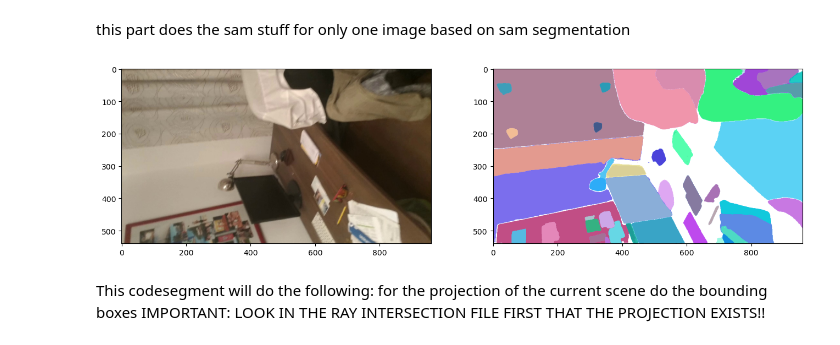
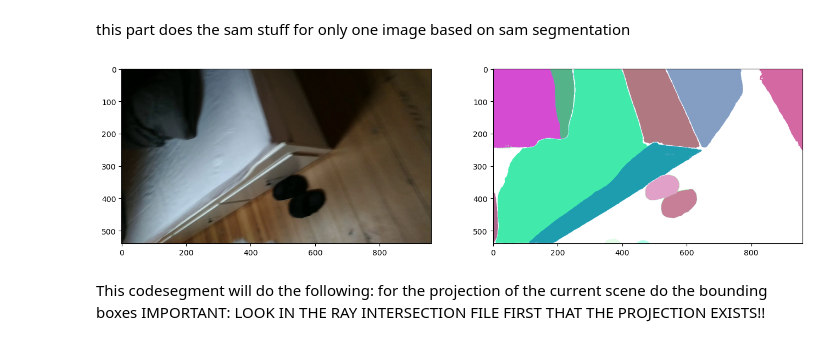
Before and after one commit to elikoller/OD3DU, a Jupyter notebook: preprocessing/sam/sam_toyexample_and_visualization.ipynb, the cells around one changed output. Saved outputs shown, nothing was run; the diff lists cells and outputs as text; code cells hidden in the pictures.

```diff
--- a/preprocessing/sam/sam_toyexample_and_visualization.ipynb
+++ b/preprocessing/sam/sam_toyexample_and_visualization.ipynb
@@ -25,9 +25,9 @@ print(f"Using device: {DEVICE}")
 data_dir ='/local/home/ekoller/R3Scan'
 scenes_dir = '/local/home/ekoller/R3Scan/scenes'
 scan_id= "38770c95-86d7-27b8-8717-3485b411ddc7" #is reference scan  since it is a reference scan everything shouls be correctly hit
-curr_scan_id = "38770c9d-86d7-27b8-869e-4f713b04f290"
+curr_scan_id = "02b33e01-be2b-2d54-93fb-4145a709cec5"
 new_scan_id =  "38770c95-86d7-27b8-8717-3485b411ddc7"
-frame_number = "000015"
+frame_number = "000043"
 patch_height = 30 #540/9
 patch_width = 30 #960/16
 # %% [output]
@@ -64,26 +64,28 @@ def create_dense_uniform_grid(points_per_side):
 # %%
 sam = sam_model_registry[MODEL_TYPE](checkpoint=CHECKPOINT_PATH).to(device=DEVICE)
 
 
-IMAGE_PATH= osp.join(data_dir,"scenes",scan_id,"sequence","frame-"+str(frame_number)+".color.jpg")
+IMAGE_PATH= osp.join(data_dir,"scenes",curr_scan_id,"sequence","frame-"+str(frame_number)+".color.jpg")
 # Read the image from the path
 image= cv2.imread(IMAGE_PATH)
 # Convert to RGB format
 image_rgb = cv2.cvtColor(image, cv2.COLOR_BGR2RGB)
 grid = create_dense_uniform_grid(50)
 
 
 # Generate segmentation mask
-mask_generator = SamAutomaticMaskGenerator(model = sam,   points_per_side= None,  point_grids = [create_dense_uniform_grid(200)])
+# mask_generator = SamAutomaticMaskGenerator(model = sam,   points_per_side= None,  point_grids = [create_dense_uniform_grid(200)])
+mask_generator = SamAutomaticMaskGenerator(model = sam)
+
 
 output_mask = mask_generator.generate(image_rgb)
 #print(output_mask)
 
 _,axes = plt.subplots(1,2, figsize=(16,16))
 axes[0].imshow(image_rgb)
 show_output(output_mask, axes[1])
 # %% [output]
-[figure, old version]
+[figure, new version]
 # %% [markdown]
 This codesegment will do the following: for the projection of the current scene do the bounding boxes IMPORTANT: LOOK IN THE RAY INTERSECTION FILE FIRST THAT THE PROJECTION EXISTS!!
 # %%
```
Also changed, not shown: 9 other files.
